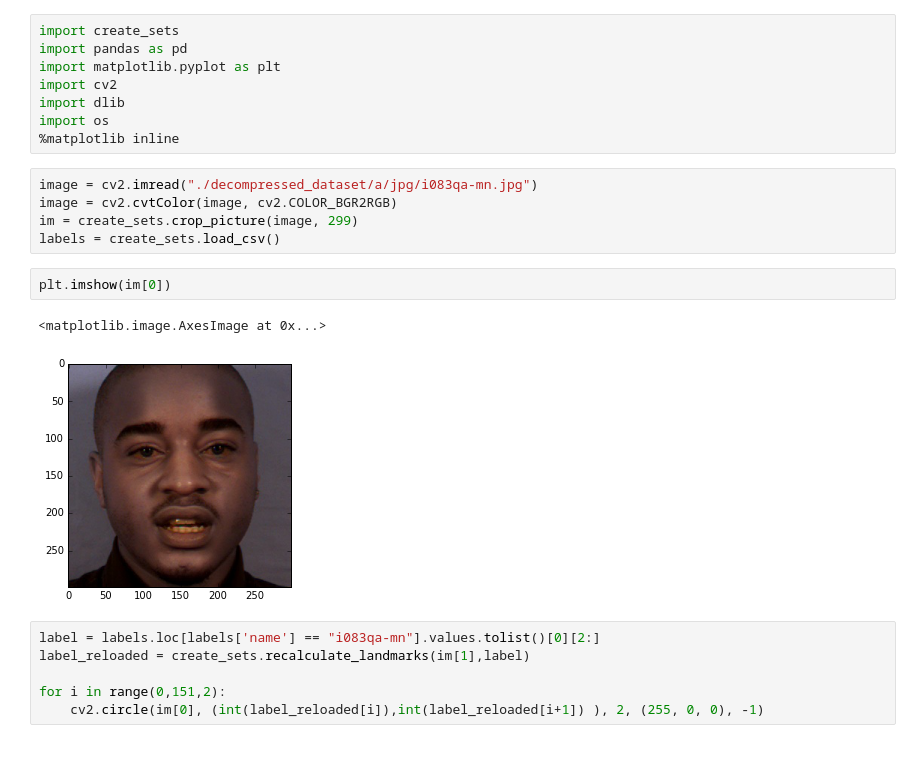
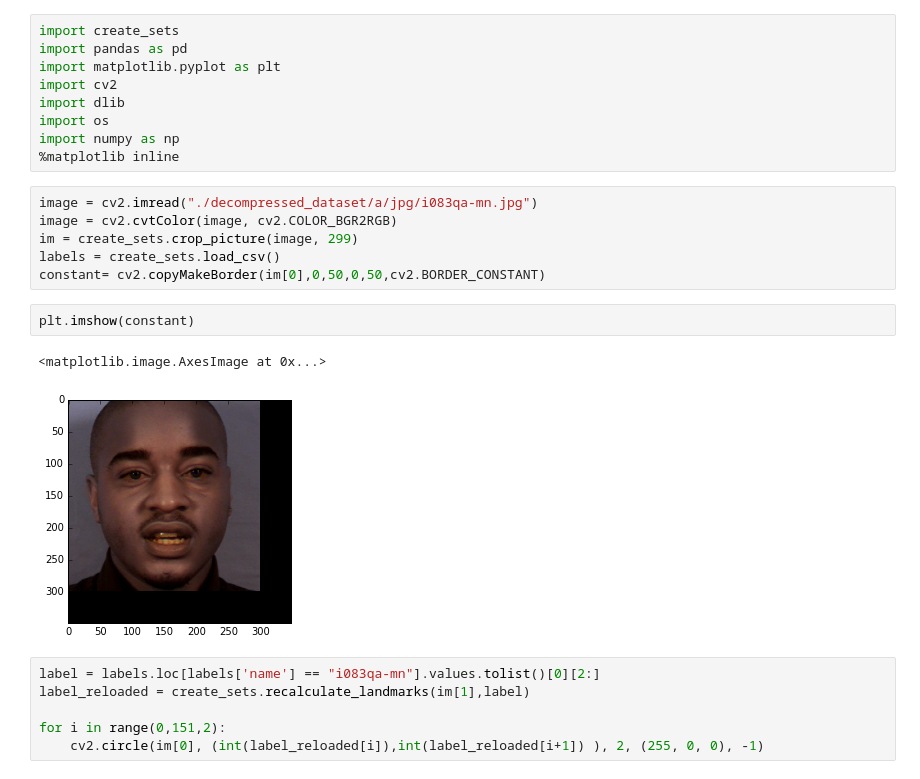
Before and after one commit to WillianPaiva/capstone_project, a Jupyter notebook: project/Project.ipynb, the cells around one changed output. Cells and saved outputs as stored; diff of their text form.

```diff
--- a/project/Project.ipynb
+++ b/project/Project.ipynb
@@ -5,17 +5,19 @@ import matplotlib.pyplot as plt
 import cv2
 import dlib
 import os
+import numpy as np
 %matplotlib inline
 # %%
 image = cv2.imread("./decompressed_dataset/a/jpg/i083qa-mn.jpg")
 image = cv2.cvtColor(image, cv2.COLOR_BGR2RGB)
 im = create_sets.crop_picture(image, 299)
 labels = create_sets.load_csv()
+constant= cv2.copyMakeBorder(im[0],0,50,0,50,cv2.BORDER_CONSTANT)
 # %%
-plt.imshow(im[0])
+plt.imshow(constant)
 # %% [output]
 <matplotlib.image.AxesImage at 0x...>
-[figure, old version]
+[figure, new version]
 # %%
 label = labels.loc[labels['name'] == "i083qa-mn"].values.tolist()[0][2:]
 label_reloaded = create_sets.recalculate_landmarks(im[1],label)
```
Also changed, not shown: parts of 11 cells of this notebook, 2 other files.
